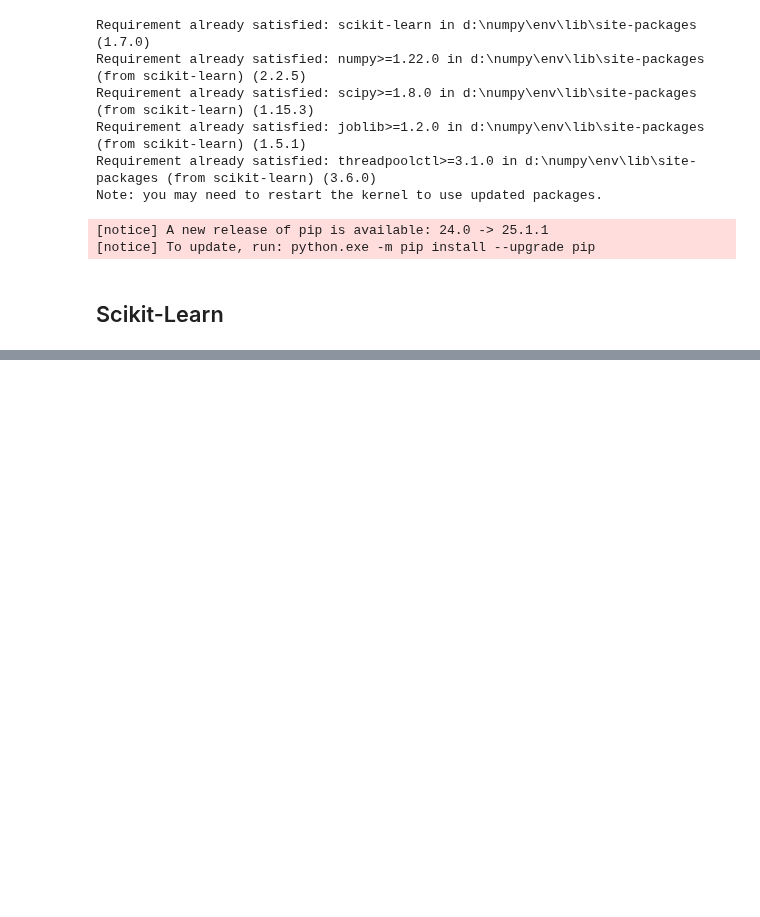
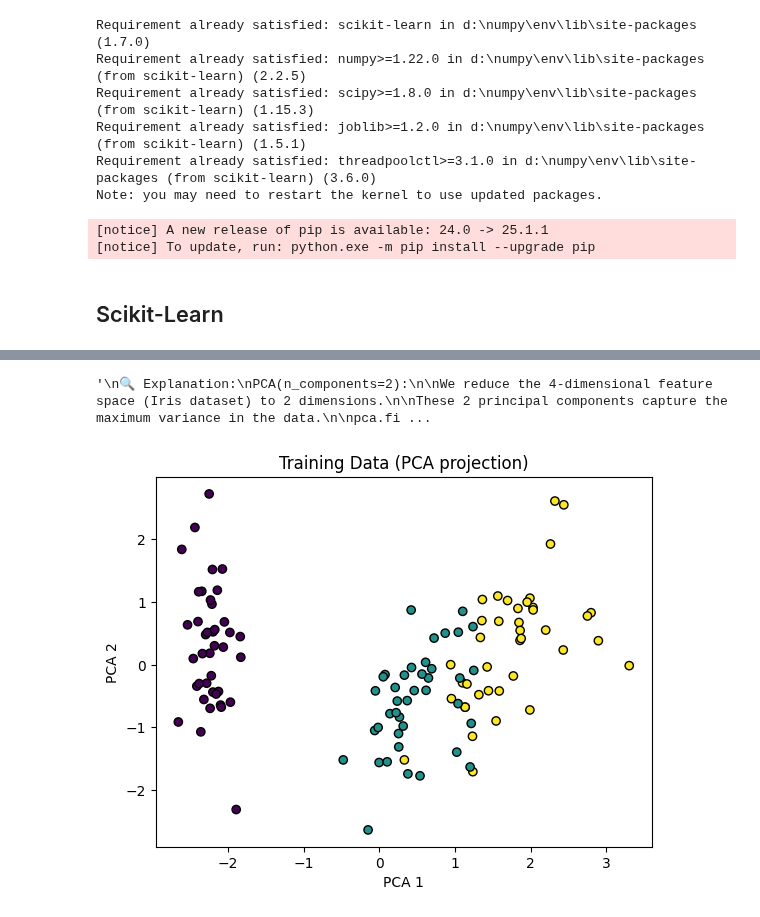
Before and after one commit to sanidhya12345/Numpy, a Jupyter notebook: scikitlearn.ipynb, the cells around one changed output, grey strips where cells are left out. Drawn from its saved outputs; the diff is of its cells as text; code cells hidden in the pictures; blank space fills up the shorter version.

```diff
--- a/scikitlearn.ipynb
+++ b/scikitlearn.ipynb
@@ -28,0 +406,75 @@ print(target_names)
+# %%
+from sklearn.decomposition import PCA
+import matplotlib.pyplot as plt
+import numpy as np
+
+pca=PCA(n_components=2)
+X_train_pca=pca.fit_transform(X_train)
+X_test_pca=pca.fit_transform(X_test)
+
+'''
+🔍 Explanation:
+PCA(n_components=2):
+
+We reduce the 4-dimensional feature space (Iris dataset) to 2 dimensions.
+
+These 2 principal components capture the maximum variance in the data.
+
+pca.fit_transform(X_train):
+
+fit: Computes the principal components from the training data.
+
+transform: Projects the original 4D data onto the new 2D space.
+
+Result: X_train_pca is now of shape (120, 2).
+
+pca.transform(X_test):
+
+Applies the same transformation (learned from training) to the test data.
+
+🧠 Why PCA?
+
+Great for visualization.
+
+Reduces computational complexity.
+
+Helps in noise reduction and understanding structure in data.
+
+
+'''
+# %% [output]
+'\n🔍 Explanation:\nPCA(n_components=2):\n\nWe reduce the 4-dimensional feature space (Iris dataset) to 2 dimensions.\n\nThese 2 principal components capture the maximum variance in the data.\n\npca.fi ...
+# %%
+plt.scatter(X_train_pca[:,0],X_train_pca[:,1],c=y_train,cmap='viridis', edgecolor='k')
+plt.title("Training Data (PCA projection)")
+plt.xlabel("PCA 1")
+plt.ylabel("PCA 2")
+plt.show()
+
+'''
+🔍 Explanation:
+plt.scatter(...):
+
+Plots the data points in the 2D PCA space.
+
+X_train_pca[:, 0]: First principal component (x-axis).
+
+X_train_pca[:, 1]: Second principal component (y-axis).
+
+c=y_train: Colors the points based on their class label (0, 1, 2).
+
+cmap='viridis': Color gradient.
+
+edgecolor='k': Adds a black edge to each point for clarity.
+
+plt.title, xlabel, ylabel: Adds context to the graph.
+
+🧠 What This Achieves:
+Visualizes how the three Iris classes (Setosa, Versicolor, Virginica) cluster in 2D space.
+
+Helps understand separability of classes and variance captured.
+
+
+'''
+# %% [output]
+[figure, added]
```
Also changed, not shown: parts of 18 cells of this notebook, 14 other files.
